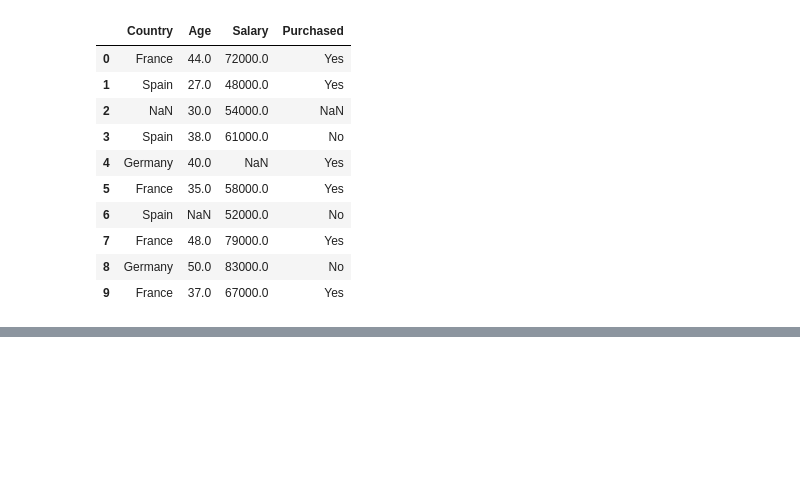
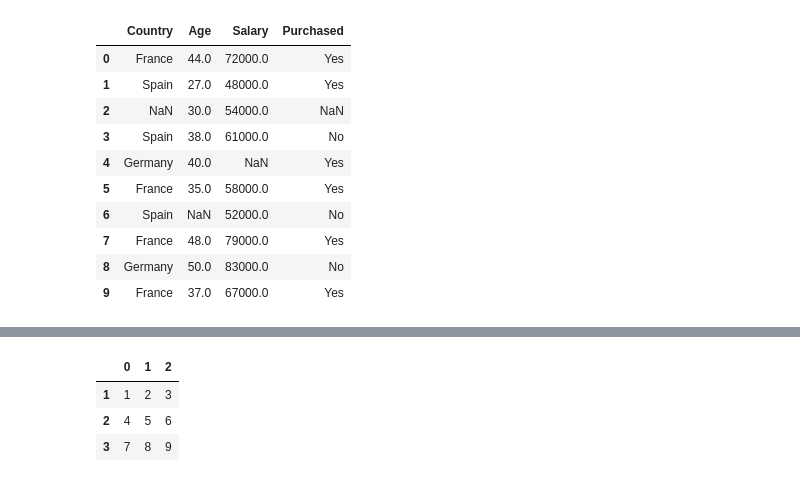
Before and after one commit to rishee-05/PYTHON, a Jupyter notebook: libraries/pandas/data-preprocessing.ipynb, the cells around one changed output, grey strips where cells are left out. Saved outputs shown, nothing was run; the diff lists cells and outputs as text; code cells hidden in the pictures; blank space fills up the shorter version.

```diff
--- a/libraries/pandas/data-preprocessing.ipynb
+++ b/libraries/pandas/data-preprocessing.ipynb
@@ -489,0 +582,8 @@ df
+# %%
+d1 = pd.DataFrame([[1,2,3],[4,5,6],[7,8,9]], index =(1,2,3))
+d1
+# %% [output]
+|  | 0 | 1 | 2 |
+| 1 | 1 | 2 | 3 |
+| 2 | 4 | 5 | 6 |
+| 3 | 7 | 8 | 9 |
```
Also changed, not shown: parts of 10 cells of this notebook.
